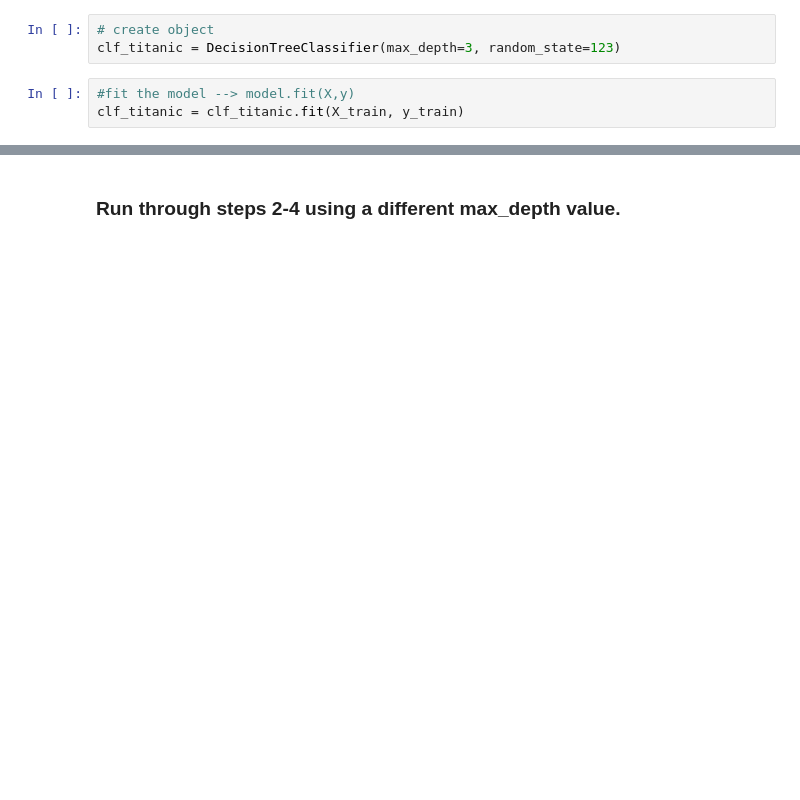
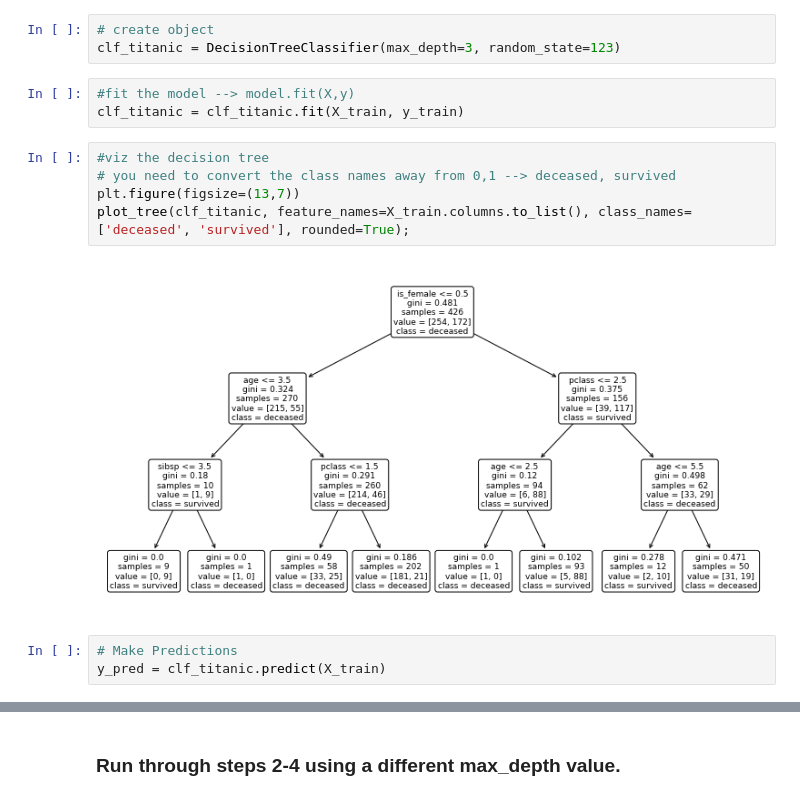
Before and after one commit to joshua-shorterivey/classification-exercises, a Jupyter notebook: model.ipynb, the cells around one changed output, grey strips where cells are left out. Drawn from its saved outputs; the diff is of its cells as text; blank space fills up the shorter version.

```diff
--- a/model.ipynb
+++ b/model.ipynb
@@ -87,3 +88,13 @@ clf_titanic = DecisionTreeClassifier(max_depth=3, random_state=123)
 # %%
 #fit the model --> model.fit(X,y)
 clf_titanic = clf_titanic.fit(X_train, y_train)
+# %%
+#viz the decision tree
+# you need to convert the class names away from 0,1 --> deceased, survived
+plt.figure(figsize=(13,7))
+plot_tree(clf_titanic, feature_names=X_train.columns.to_list(), class_names=['deceased', 'survived'], rounded=True);
+# %% [output]
+[figure, added]
+# %%
+# Make Predictions
+y_pred = clf_titanic.predict(X_train)
```
Also changed, not shown: parts of 74 cells of this notebook.
